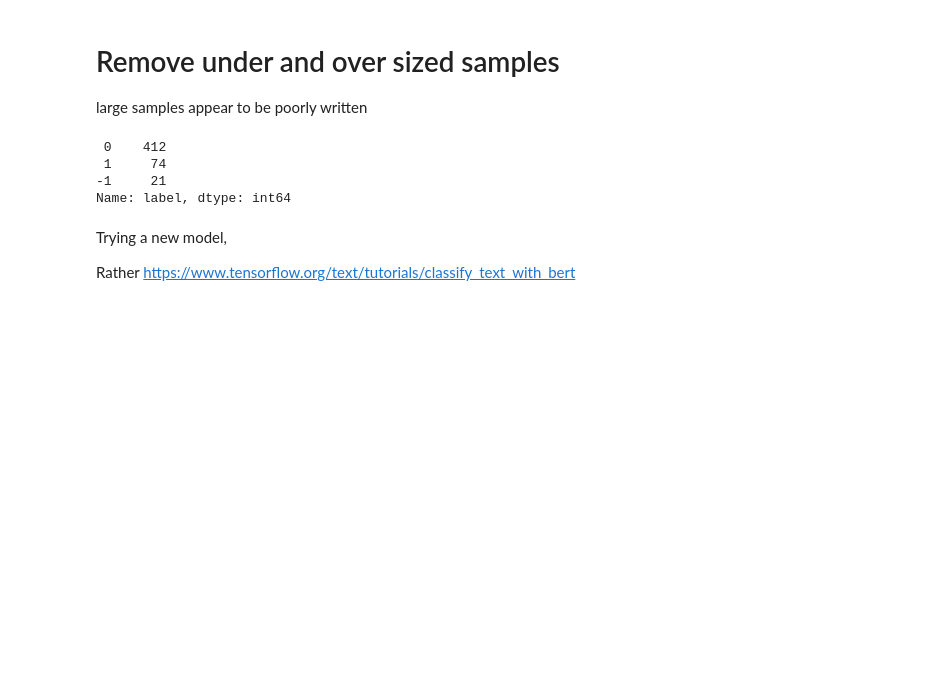
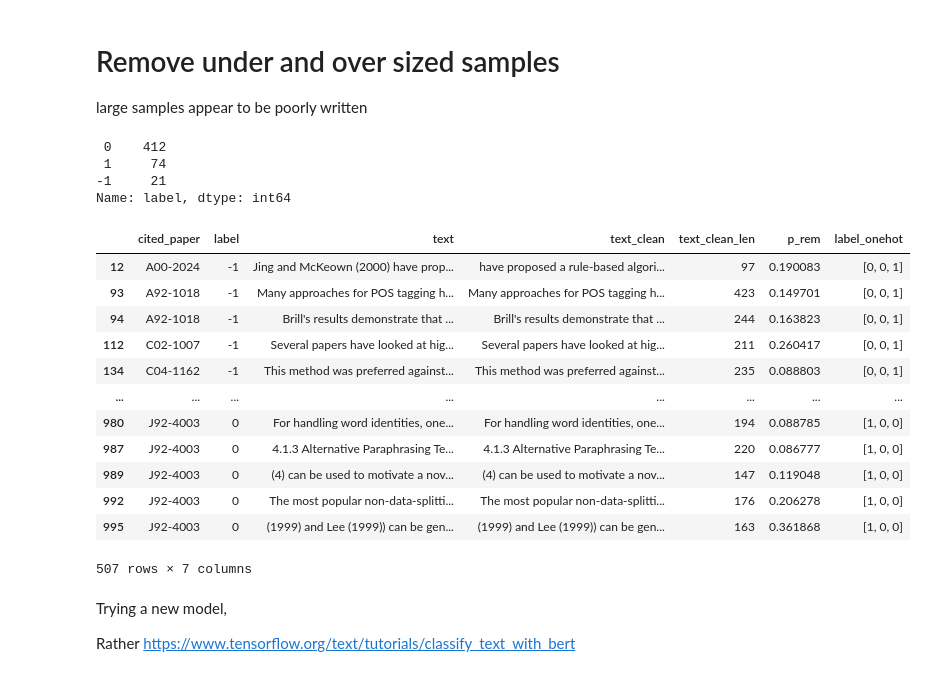
Before and after one commit to ENEE439d-TEXTML/TextML, a Jupyter notebook: input.ipynb, the cells around one changed output. Cells and saved outputs as stored; diff of their text form; code cells hidden in the pictures; blank space fills up the shorter version.

```diff
--- a/input.ipynb
+++ b/input.ipynb
@@ -146,6 +146,31 @@ df3['label'].value_counts()
  1     74
 -1     21
 Name: label, dtype: int64
+# %%
+def catagorize(data,labelKey='label'):
+  rows=len(data.index)
+  onehots=np.zeros((rows,3),dtype=int)
+  for i,lab in enumerate(data[labelKey]):
+    onehots[i][lab]=1
+  return onehots
+
+hots=catagorize(df3)
+df3['label_onehot']=list(hots)
+df3
+# %% [output]
+|  | cited_paper | label | text | text_clean | text_clean_len | p_rem | label_onehot |
+| 12 | A00-2024 | -1 | Jing and McKeown (2000) have prop... | have proposed a rule-based algori... | 97 | 0.190083 | [0, 0, 1] |
+| 93 | A92-1018 | -1 | Many approaches for POS tagging h... | Many approaches for POS tagging h... | 423 | 0.149701 | [0, 0, 1] |
+| 94 | A92-1018 | -1 | Brill's results demonstrate that ... | Brill's results demonstrate that ... | 244 | 0.163823 | [0, 0, 1] |
+| 112 | C02-1007 | -1 | Several papers have looked at hig... | Several papers have looked at hig... | 211 | 0.260417 | [0, 0, 1] |
+| 134 | C04-1162 | -1 | This method was preferred against... | This method was preferred against... | 235 | 0.088803 | [0, 0, 1] |
+| ... | ... | ... | ... | ... | ... | ... | ... |
+| 980 | J92-4003 | 0 | For handling word identities, one... | For handling word identities, one... | 194 | 0.088785 | [1, 0, 0] |
+| 987 | J92-4003 | 0 | 4.1.3 Alternative Paraphrasing Te... | 4.1.3 Alternative Paraphrasing Te... | 220 | 0.086777 | [1, 0, 0] |
+| 989 | J92-4003 | 0 | (4) can be used to motivate a nov... | (4) can be used to motivate a nov... | 147 | 0.119048 | [1, 0, 0] |
+| 992 | J92-4003 | 0 | The most popular non-data-splitti... | The most popular non-data-splitti... | 176 | 0.206278 | [1, 0, 0] |
+| 995 | J92-4003 | 0 | (1999) and Lee (1999)) can be gen... | (1999) and Lee (1999)) can be gen... | 163 | 0.361868 | [1, 0, 0] |
+507 rows × 7 columns
 # %% [markdown]
 Trying a new model,
 
```
Also changed, not shown: parts of 6 cells of this notebook.
